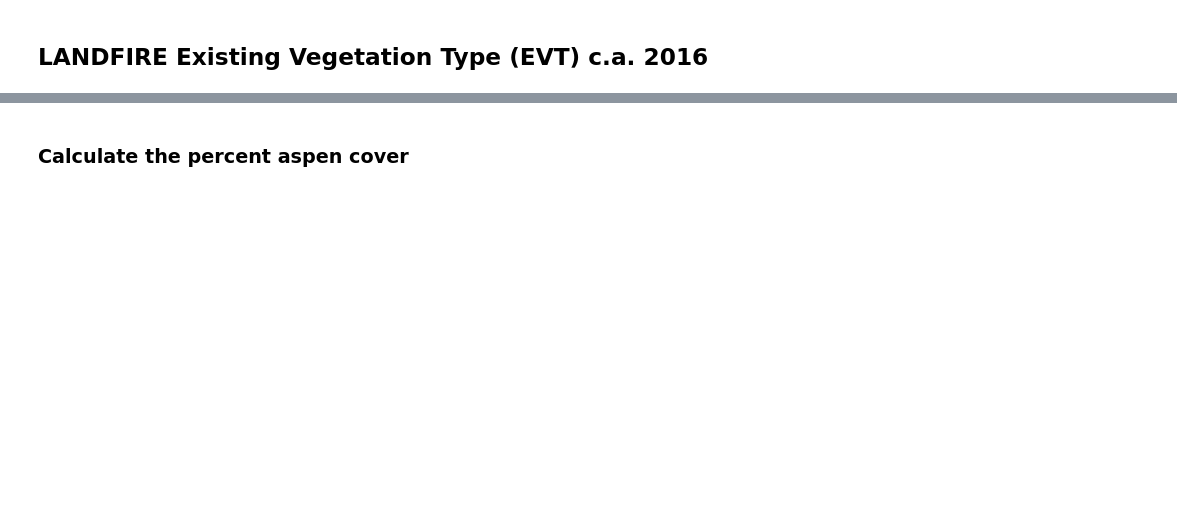
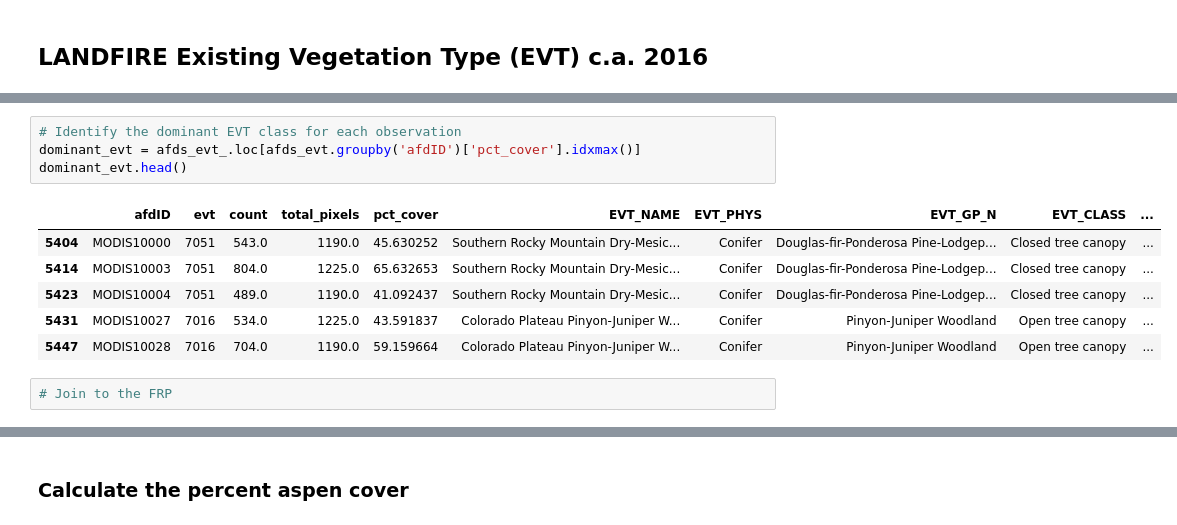
Before and after one commit to natshoff/aspen-fire-fork, a Jupyter notebook: Aim2/code/Python/04afd-landcover-biophys.ipynb, the cells around one changed output, grey strips where cells are left out. Saved outputs shown, nothing was run; the diff lists cells and outputs as text; blank space fills up the shorter version.

```diff
--- a/Aim2/code/Python/04afd-landcover-biophys.ipynb
+++ b/Aim2/code/Python/04afd-landcover-biophys.ipynb
@@ -166,0 +263,13 @@ print(f"Saved to: {out_fp}")
+# %%
+# Identify the dominant EVT class for each observation
+dominant_evt = afds_evt_.loc[afds_evt.groupby('afdID')['pct_cover'].idxmax()]
+dominant_evt.head()
+# %% [output]
+|  | afdID | evt | count | total_pixels | pct_cover | EVT_NAME | EVT_PHYS | EVT_GP_N | EVT_CLASS | ... |
+| 5404 | MODIS10000 | 7051 | 543.0 | 1190.0 | 45.630252 | Southern Rocky Mountain Dry-Mesic... | Conifer | Douglas-fir-Ponderosa Pine-Lodgep... | Closed tree canopy | ... |
+| 5414 | MODIS10003 | 7051 | 804.0 | 1225.0 | 65.632653 | Southern Rocky Mountain Dry-Mesic... | Conifer | Douglas-fir-Ponderosa Pine-Lodgep... | Closed tree canopy | ... |
+| 5423 | MODIS10004 | 7051 | 489.0 | 1190.0 | 41.092437 | Southern Rocky Mountain Dry-Mesic... | Conifer | Douglas-fir-Ponderosa Pine-Lodgep... | Closed tree canopy | ... |
+| 5431 | MODIS10027 | 7016 | 534.0 | 1225.0 | 43.591837 | Colorado Plateau Pinyon-Juniper W... | Conifer | Pinyon-Juniper Woodland | Open tree canopy | ... |
+| 5447 | MODIS10028 | 7016 | 704.0 | 1190.0 | 59.159664 | Colorado Plateau Pinyon-Juniper W... | Conifer | Pinyon-Juniper Woodland | Open tree canopy | ... |
+# %%
+# Join to the FRP
```
Also changed, not shown: parts of 35 cells of this notebook, 2 other files.
